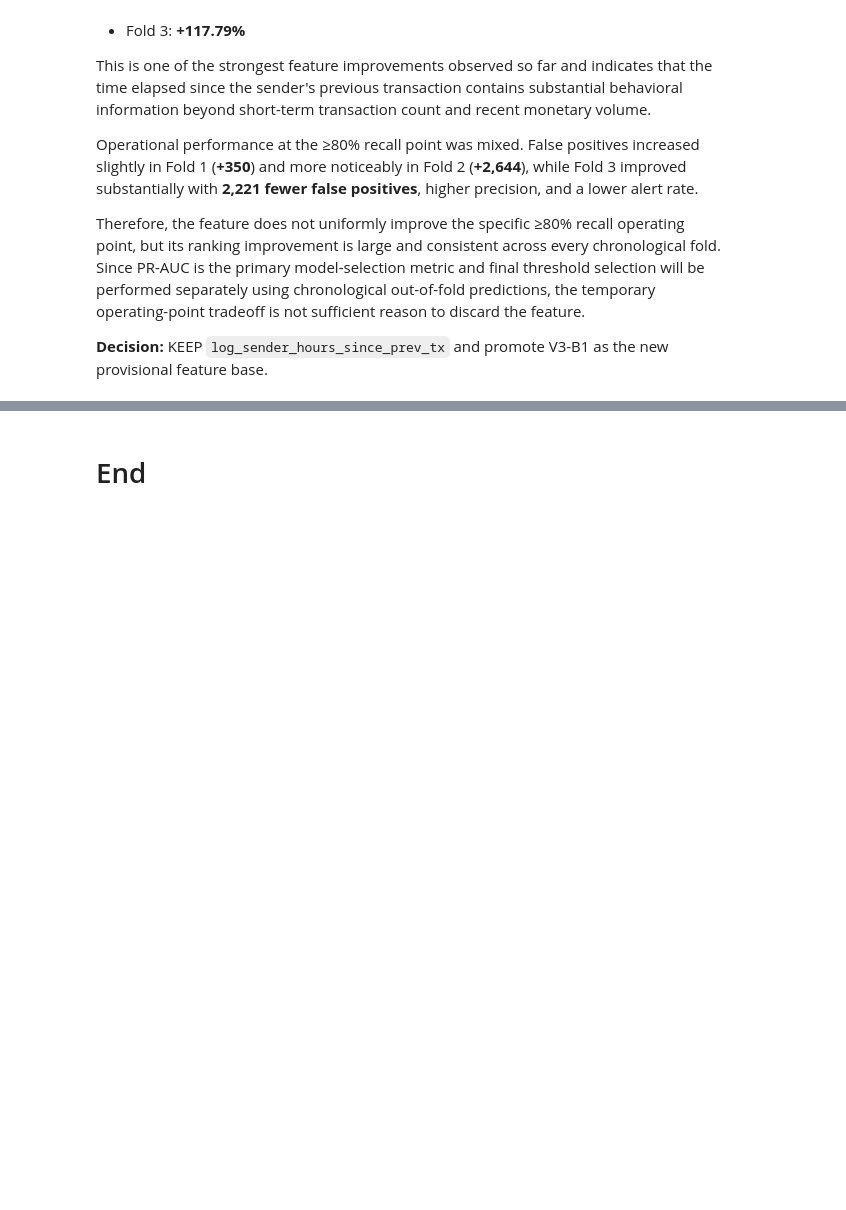
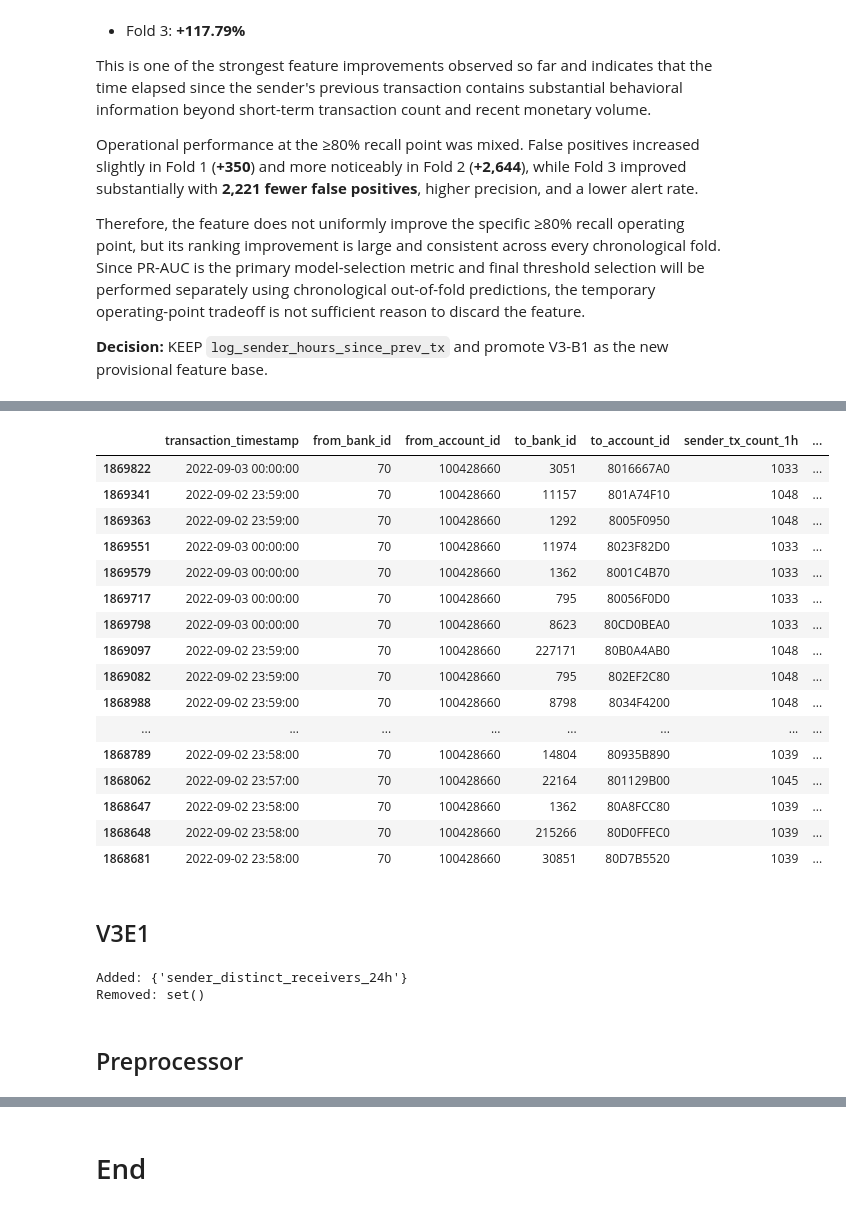
Before and after one commit to surabhi1914/Catch_Fraud, a Jupyter notebook: notebooks/05_lightgbm_feature_engineering.ipynb.ipynb, the cells around one changed output, grey strips where cells are left out. Saved outputs shown, nothing was run; the diff lists cells and outputs as text; code cells hidden in the pictures; blank space fills up the shorter version.

```diff
--- a/notebooks/05_lightgbm_feature_engineering.ipynb.ipynb
+++ b/notebooks/05_lightgbm_feature_engineering.ipynb.ipynb
@@ -5419,0 +5588,2 @@ Therefore, the feature does not uniformly improve the specific ≥80% recall ope
+# %%
+v3c1_df = add_sender_relative_amount(v3b1_df)
@@ -5419,0 +6127,2 @@ Therefore, the feature does not uniformly improve the specific ≥80% recall ope
+# %%
+v3d1_df = add_receiver_seen_before(v3c1_df)
@@ -5419,0 +6585,2 @@ Therefore, the feature does not uniformly improve the specific ≥80% recall ope
+# %%
+v3d2_df = add_sender_receiver_prior_tx_count(v3d1_df)
@@ -5419,0 +7197,2 @@ Therefore, the feature does not uniformly improve the specific ≥80% recall ope
+# %%
+v3e1_df = add_sender_distinct_receivers_24h(v3d2_df)
@@ -5419,0 +7305,36 @@ Therefore, the feature does not uniformly improve the specific ≥80% recall ope
+# %%
+v3e1_df[
+    [
+        "transaction_timestamp",
+        "from_bank_id",
+        "from_account_id",
+        "to_bank_id",
+        "to_account_id",
+        "sender_tx_count_1h",
+        "sender_distinct_receivers_24h",
+        "is_laundering",
+    ]
+].sort_values(
+    "sender_distinct_receivers_24h",
+    ascending=False,
+).head(30)
+# %% [output]
+|  | transaction_timestamp | from_bank_id | from_account_id | to_bank_id | to_account_id | sender_tx_count_1h | ... |
+| 1869822 | 2022-09-03 00:00:00 | 70 | 100428660 | 3051 | 8016667A0 | 1033 | ... |
+| 1869341 | 2022-09-02 23:59:00 | 70 | 100428660 | 11157 | 801A74F10 | 1048 | ... |
+| 1869363 | 2022-09-02 23:59:00 | 70 | 100428660 | 1292 | 8005F0950 | 1048 | ... |
+| 1869551 | 2022-09-03 00:00:00 | 70 | 100428660 | 11974 | 8023F82D0 | 1033 | ... |
+| 1869579 | 2022-09-03 00:00:00 | 70 | 100428660 | 1362 | 8001C4B70 | 1033 | ... |
+| 1869717 | 2022-09-03 00:00:00 | 70 | 100428660 | 795 | 80056F0D0 | 1033 | ... |
+| 1869798 | 2022-09-03 00:00:00 | 70 | 100428660 | 8623 | 80CD0BEA0 | 1033 | ... |
+| 1869097 | 2022-09-02 23:59:00 | 70 | 100428660 | 227171 | 80B0A4AB0 | 1048 | ... |
+| 1869082 | 2022-09-02 23:59:00 | 70 | 100428660 | 795 | 802EF2C80 | 1048 | ... |
+| 1868988 | 2022-09-02 23:59:00 | 70 | 100428660 | 8798 | 8034F4200 | 1048 | ... |
+| ... | ... | ... | ... | ... | ... | ... | ... |
+| 1868789 | 2022-09-02 23:58:00 | 70 | 100428660 | 14804 | 80935B890 | 1039 | ... |
+| 1868062 | 2022-09-02 23:57:00 | 70 | 100428660 | 22164 | 801129B00 | 1045 | ... |
+| 1868647 | 2022-09-02 23:58:00 | 70 | 100428660 | 1362 | 80A8FCC80 | 1039 | ... |
+| 1868648 | 2022-09-02 23:58:00 | 70 | 100428660 | 215266 | 80D0FFEC0 | 1039 | ... |
+| 1868681 | 2022-09-02 23:58:00 | 70 | 100428660 | 30851 | 80D7B5520 | 1039 | ... |
+# %% [markdown]
+## V3E1
@@ -5419,0 +7347,13 @@ Therefore, the feature does not uniformly improve the specific ≥80% recall ope
+# %%
+print(
+    "Added:",
+    set(FEATURE_COLUMNS_V3E1) - set(FEATURE_COLUMNS_V3D2),
+)
+
+print(
+    "Removed:",
+    set(FEATURE_COLUMNS_V3D2) - set(FEATURE_COLUMNS_V3E1),
+)
+# %% [output]
+Added: {'sender_distinct_receivers_24h'}
+Removed: set()
@@ -5419,0 +7366,2 @@ Therefore, the feature does not uniformly improve the specific ≥80% recall ope
+# %% [markdown]
+## Preprocessor
```
Also changed, not shown: parts of 110 cells of this notebook, 3 other files.
